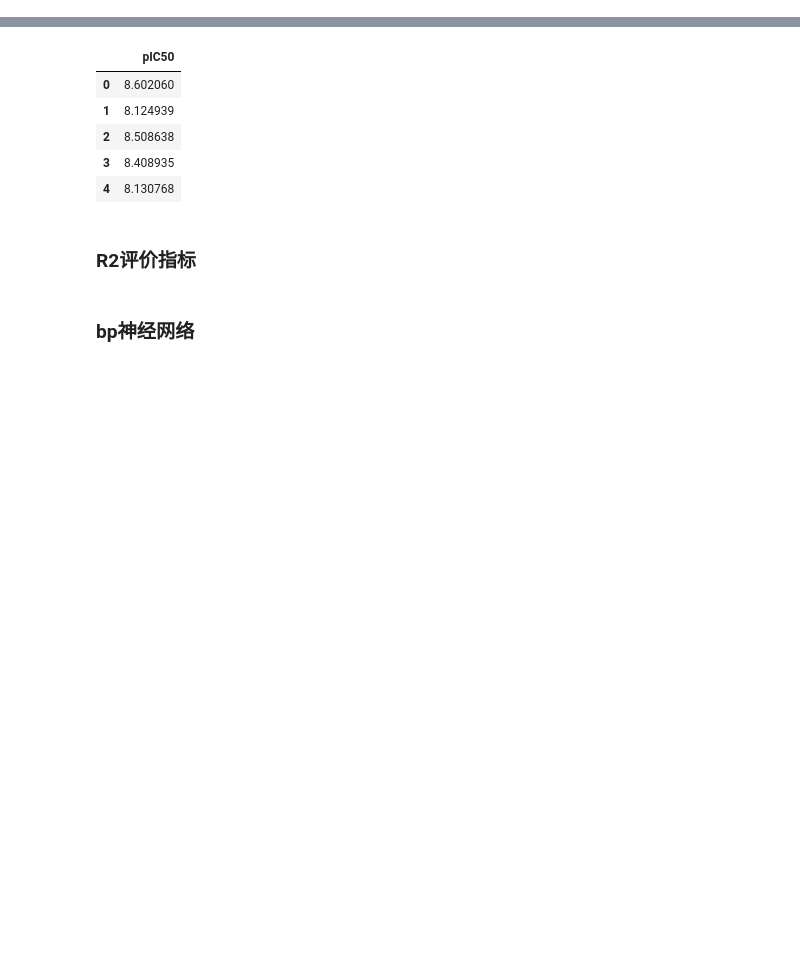
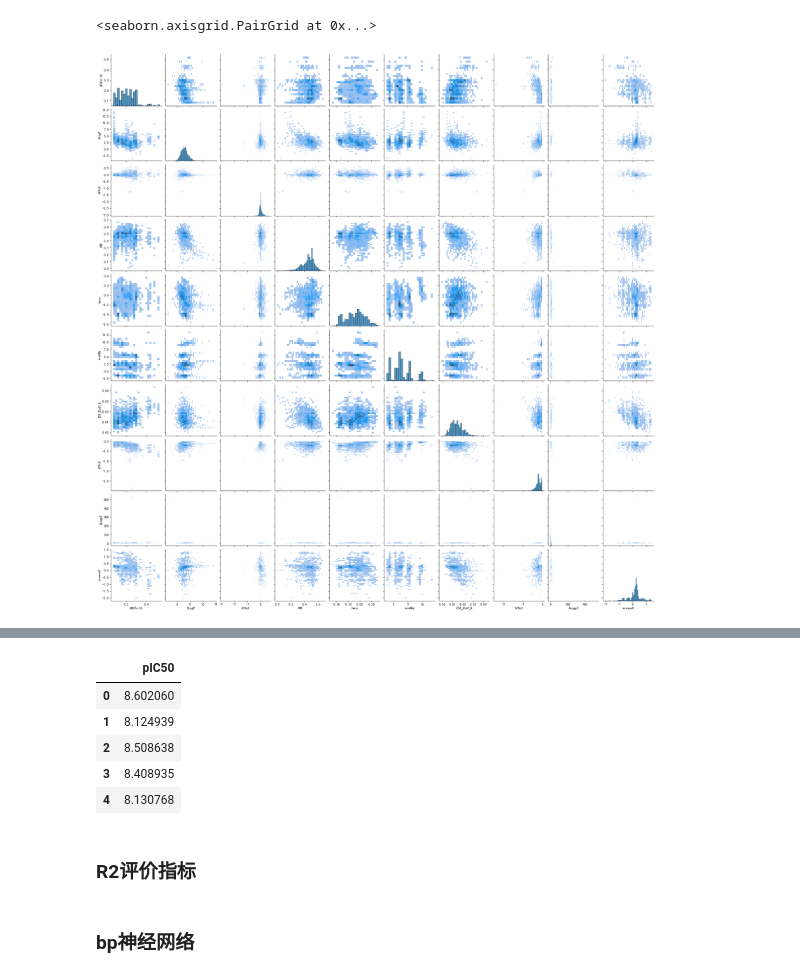
Before and after one commit to keptupp/PythonDataAnalysisAndShow, a Jupyter notebook: exercise_big/answer_2.ipynb, the cells around one changed output, grey strips where cells are left out. Cells and saved outputs as stored; diff of their text form; code cells hidden in the pictures; blank space fills up the shorter version.

```diff
--- a/exercise_big/answer_2.ipynb
+++ b/exercise_big/answer_2.ipynb
@@ -1,27 +1,39 @@
 # %%
 import pandas as pd
-twinty_molecule=[
-    'MDEC-23',
-    'minsOH',
-    'BCUTp-1h',
-    'C1SP2',
-    'maxdO',
-    'XLogP',
-    'ATSm5',
-    'maxHBd',
-    'maxssO',
-    'SHBint10',
-    'SPC-6',
-    'BCUTp-1l',
-    'maxsF',
-    'minHBa',
-    'MDEO-12',
-    'ATSc5',
-    'maxHBint5',
-    'ATSc1',
-    'gmin',
-    'SHBint7'
-]
-x_s=pd.read_excel(io='Molecular_Descriptor.xlsx',usecols=twinty_molecule)
+import seaborn as sns
+
+mse_train=[]
+mse_test=[]
+
+R2_train=[]
+R2_test=[]
+
+# twinty_molecule=[
+#     'MDEC-23',
+#     'minsOH',
+#     'BCUTp-1h',
+#     'C1SP2',
+#     'maxdO',
+#     'XLogP',
+#     'ATSm5',
+#     'maxHBd',
+#     'maxssO',
+#     'SHBint10',
+#     'SPC-6',
+#     'BCUTp-1l',
+#     'maxsF',
+#     'minHBa',
+#     'MDEO-12',
+#     'ATSc5',
+#     'maxHBint5',
+#     'ATSc1',
+#     'gmin',
+#     'SHBint7'
+# ]
+# x_s=pd.read_excel(io='Molecular_Descriptor.xlsx',usecols=twinty_molecule)
+# x_s.head()
+x_s=pd.read_csv('./20features_pIC50.csv')
+x_s=x_s.iloc[:,1:]
 x_s.head()
+sns.pairplot(data=x_s.iloc[:,:10], kind="hist")
 # %% [output]
@@ -34 +40,3 @@ x_s.head()
+<seaborn.axisgrid.PairGrid at 0x...>
+[figure, added]
 # %%
```
Also changed, not shown: parts of 17 cells of this notebook, 7 other files.
